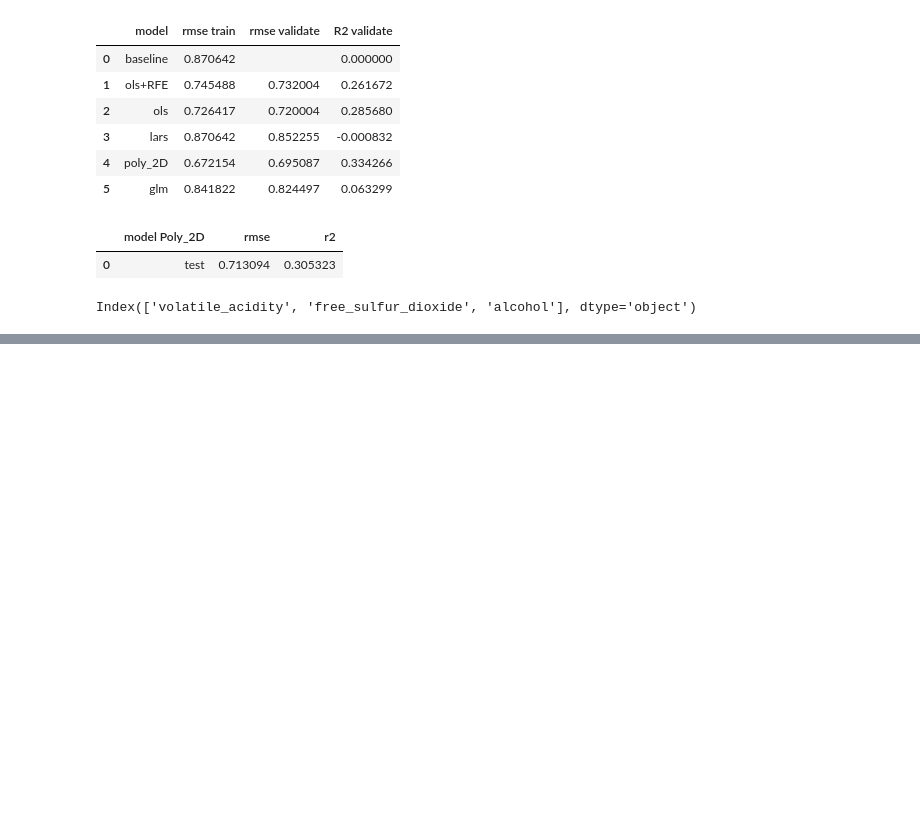
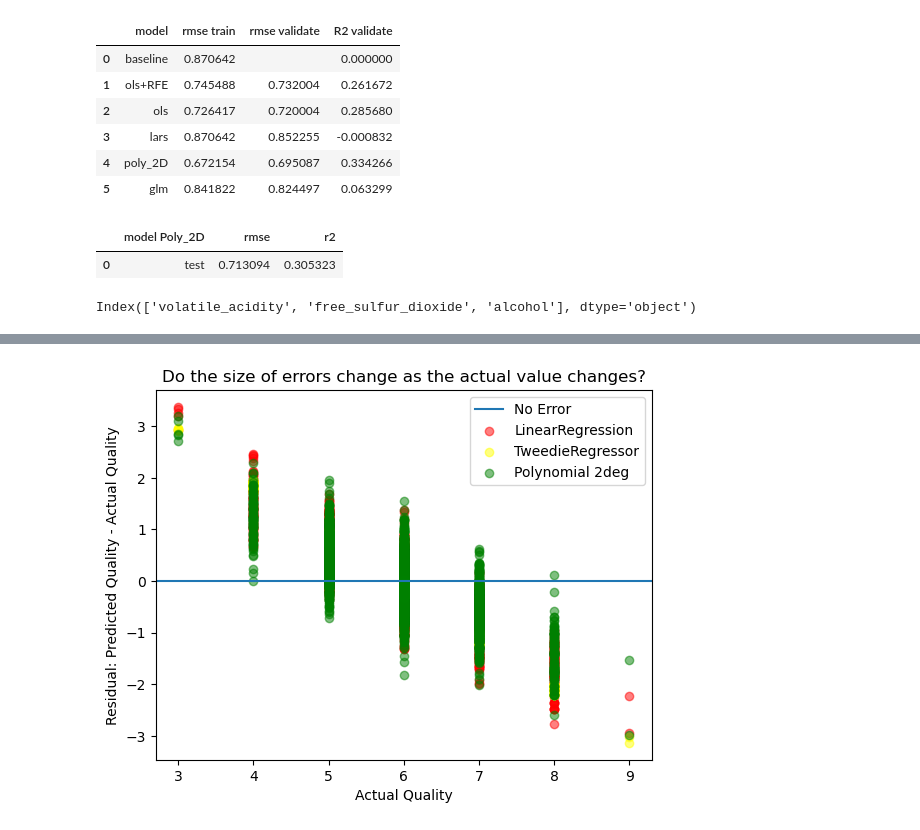
Before and after one commit to Team-BCR/project3_wine, a Jupyter notebook: lugo_Wine_project.ipynb, the cells around one changed output, grey strips where cells are left out. Saved outputs shown, nothing was run; the diff lists cells and outputs as text; code cells hidden in the pictures; blank space fills up the shorter version.

```diff
--- a/lugo_Wine_project.ipynb
+++ b/lugo_Wine_project.ipynb
@@ -259,0 +219,4 @@ plt.show()
+# %%
+w.residual_scatter(y_tr, pred_lr_tr, pred_pr_tr, pred_glm_tr)
+# %% [output]
+[figure, added]
```
Also changed, not shown: parts of 5 cells of this notebook, 1 other file.
